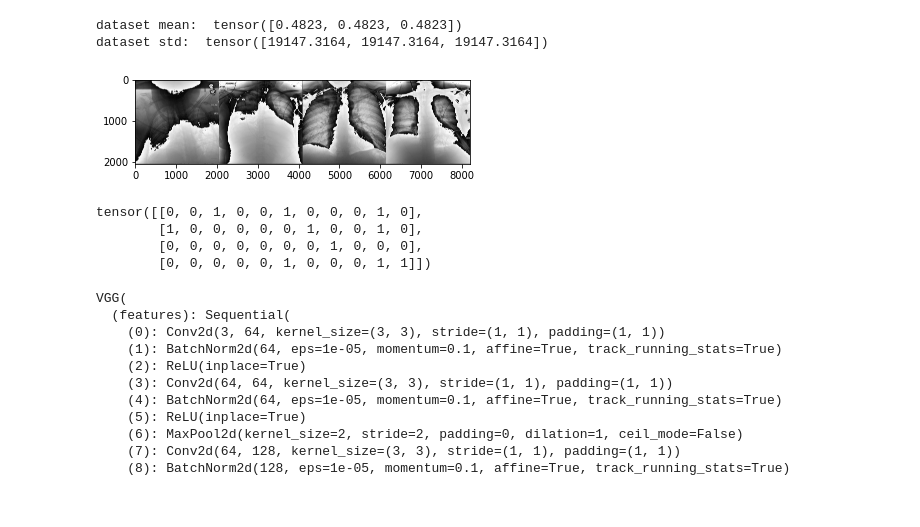
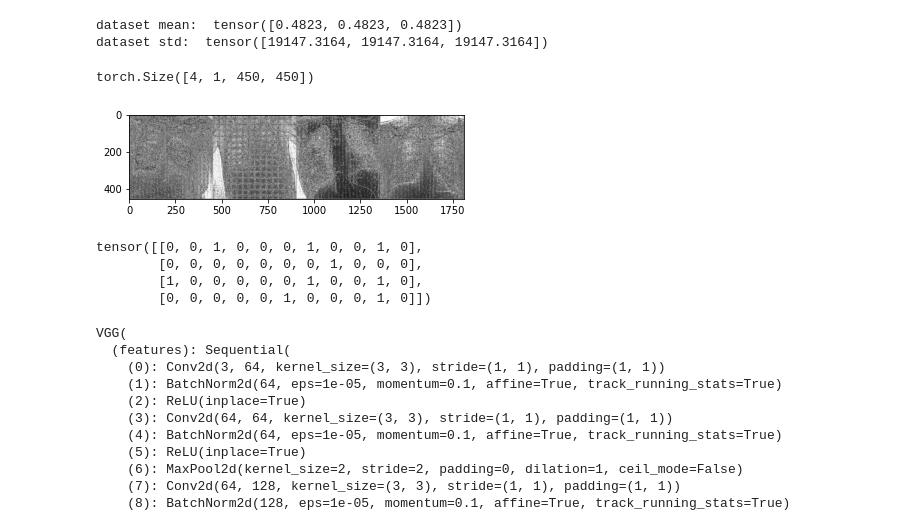
Before and after one commit to alirezash97/Machine-Learning-Course, a Jupyter notebook: Final_Project/RANZCR_update.ipynb, the cells around one changed output. Saved outputs shown, nothing was run; the diff lists cells and outputs as text; code cells hidden in the pictures.

```diff
--- a/Final_Project/RANZCR_update.ipynb
+++ b/Final_Project/RANZCR_update.ipynb
@@ -119,6 +122,11 @@ print('dataset std: ', std)
 Streaming output truncated to the last 5000 lines.
 dataset mean:  tensor([0.4823, 0.4823, 0.4823])
 dataset std:  tensor([19147.3164, 19147.3164, 19147.3164])
+# %%
+# mean = np.array([0.4823, 0.4823, 0.4823])
+# std = np.array([19147.3164, 19147.3164, 19147.3164])
+mean = np.array([0.4823])
+std = np.array([19147.3164])
 # %%
 class RANZCRDataset(Dataset):
 
@@ -133,8 +141,8 @@ class RANZCRDataset(Dataset):
         """
         self.Images_name = images_name
         self.root_dir = root_dir
-        self.transform = transforms.Compose([transforms.Resize((512, 512)),
-                                             transforms.CenterCrop(450)])
+        self.transform = transform
+
 
     def __len__(self):
         return len(self.Images_name)
@@ -163,9 +171,12 @@ from torchvision import datasets, transforms
 import torch.nn.functional as F
 
 
-transform = transforms.Compose([transforms.Normalize(0.5, 0.5),
-                                transforms.CenterCrop(2048),
-                                transforms.Resize((2048, 2048))])
+transform = transforms.Compose([transforms.Normalize(mean , std),
+                                transforms.Resize((512, 512)),
+                                transforms.CenterCrop(450)])
+
+
+
 
 
 trainset = RANZCRDataset(csv_file='/content/trainset/train.csv',
@@ -179,20 +190,22 @@ train_data_loader = torch.utils.data.DataLoader(trainset,
 # %%
 def imshow(img):
     npimg = img.numpy()
-    # plt.imshow(np.transpose(npimg, (1, 2, 0)))
+    npimg = ((npimg * std) + mean) # unnormalize
     plt.imshow((np.transpose(npimg, (1, 2, 0)) * 255).astype(np.uint8))
     plt.show()
 
 
 # get some random training images
 dataiter = iter(train_data_loader)
 sample = dataiter.next()
+print(sample['image'].shape)
 imshow(torchvision.utils.make_grid(sample['image']))
 print(sample['label'])
 # %% [output]
+torch.Size([4, 1, 450, 450])
-[figure, old version]
+[figure, new version]
-tensor([[0, 0, 1, 0, 0, 1, 0, 0, 0, 1, 0],
-        [1, 0, 0, 0, 0, 0, 1, 0, 0, 1, 0],
-        [0, 0, 0, 0, 0, 0, 0, 1, 0, 0, 0],
-        [0, 0, 0, 0, 0, 1, 0, 0, 0, 1, 1]])
+tensor([[0, 0, 1, 0, 0, 0, 1, 0, 0, 1, 0],
+        [0, 0, 0, 0, 0, 0, 0, 1, 0, 0, 0],
+        [1, 0, 0, 0, 0, 0, 1, 0, 0, 1, 0],
+        [0, 0, 0, 0, 0, 1, 0, 0, 0, 1, 0]])
 # %%
```
Also changed, not shown: parts of 5 cells of this notebook.
